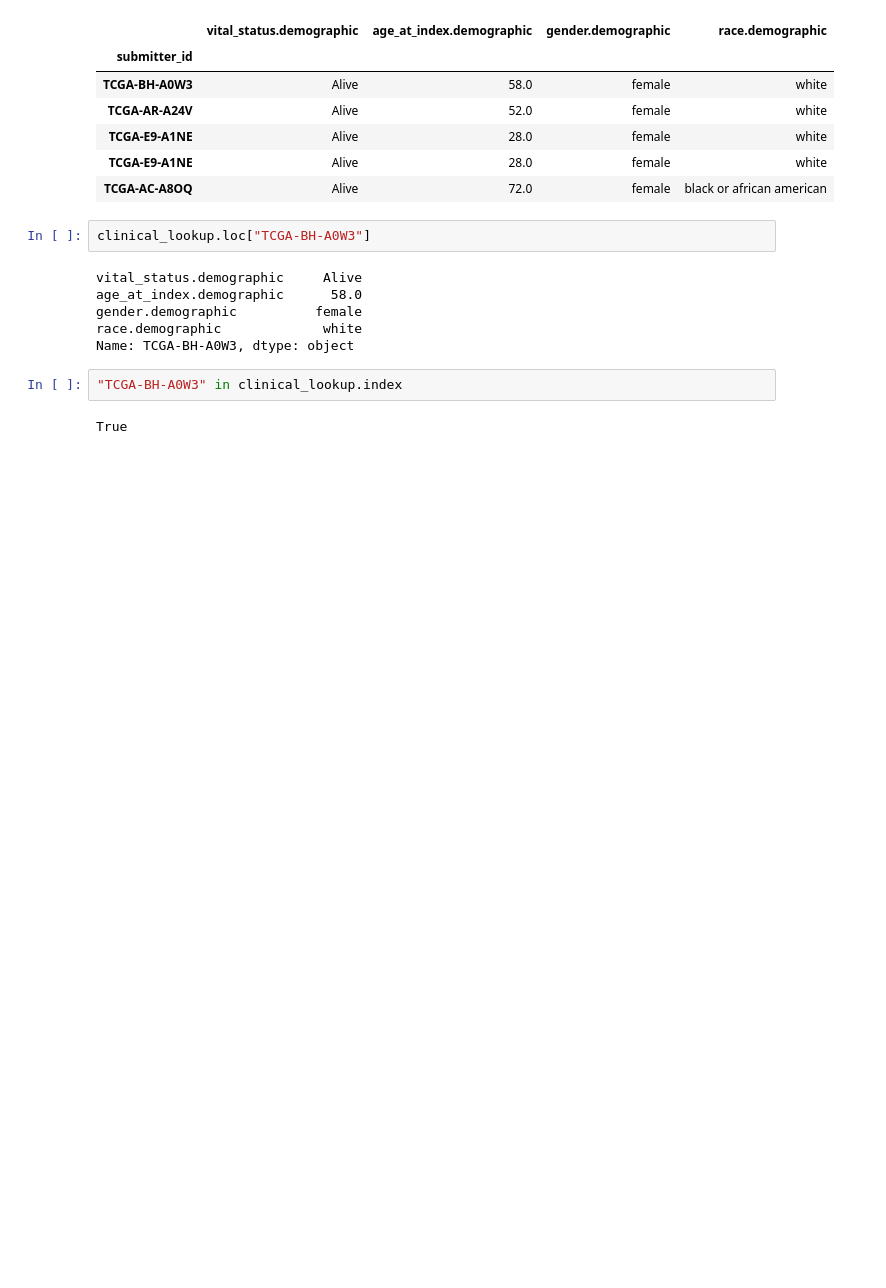
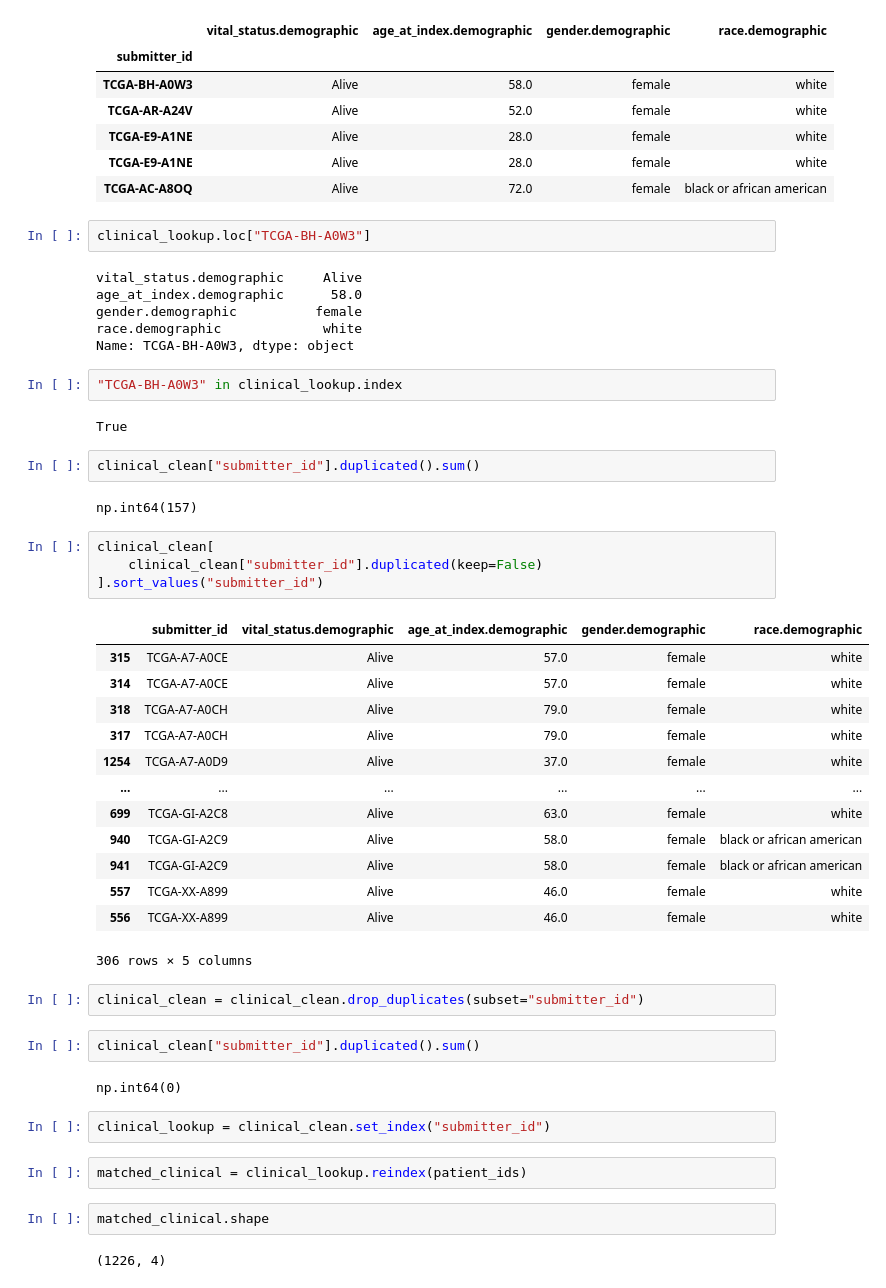
Before and after one commit to palrabheru/tcga-biomarker-discovery, a Jupyter notebook: notebooks/biomarker_analysis.ipynb, the cells around one changed output. Cells and saved outputs as stored; diff of their text form; blank space fills up the shorter version.

Commit message:
Integrate TCGA expression and clinical datasets

```diff
--- a/notebooks/biomarker_analysis.ipynb
+++ b/notebooks/biomarker_analysis.ipynb
@@ -353,3 +353,39 @@ Name: TCGA-BH-A0W3, dtype: object
 "TCGA-BH-A0W3" in clinical_lookup.index
 # %% [output]
 True
+# %%
+clinical_clean["submitter_id"].duplicated().sum()
+# %% [output]
+np.int64(157)
+# %%
+clinical_clean[
+    clinical_clean["submitter_id"].duplicated(keep=False)
+].sort_values("submitter_id")
+# %% [output]
+|  | submitter_id | vital_status.demographic | age_at_index.demographic | gender.demographic | race.demographic |
+| 315 | TCGA-A7-A0CE | Alive | 57.0 | female | white |
+| 314 | TCGA-A7-A0CE | Alive | 57.0 | female | white |
+| 318 | TCGA-A7-A0CH | Alive | 79.0 | female | white |
+| 317 | TCGA-A7-A0CH | Alive | 79.0 | female | white |
+| 1254 | TCGA-A7-A0D9 | Alive | 37.0 | female | white |
+| ... | ... | ... | ... | ... | ... |
+| 699 | TCGA-GI-A2C8 | Alive | 63.0 | female | white |
+| 940 | TCGA-GI-A2C9 | Alive | 58.0 | female | black or african american |
+| 941 | TCGA-GI-A2C9 | Alive | 58.0 | female | black or african american |
+| 557 | TCGA-XX-A899 | Alive | 46.0 | female | white |
+| 556 | TCGA-XX-A899 | Alive | 46.0 | female | white |
+306 rows × 5 columns
+# %%
+clinical_clean = clinical_clean.drop_duplicates(subset="submitter_id")
+# %%
+clinical_clean["submitter_id"].duplicated().sum()
+# %% [output]
+np.int64(0)
+# %%
+clinical_lookup = clinical_clean.set_index("submitter_id")
+# %%
+matched_clinical = clinical_lookup.reindex(patient_ids)
+# %%
+matched_clinical.shape
+# %% [output]
+(1226, 4)
```
Also changed, not shown: parts of 1 cell of this notebook.
